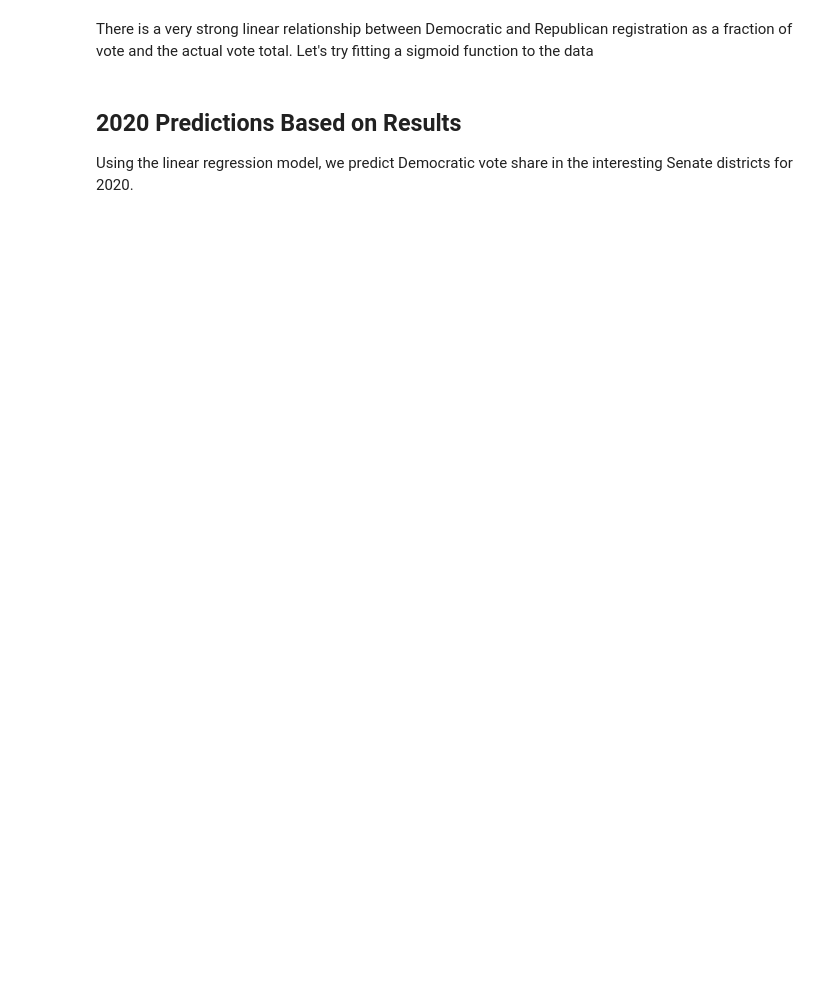
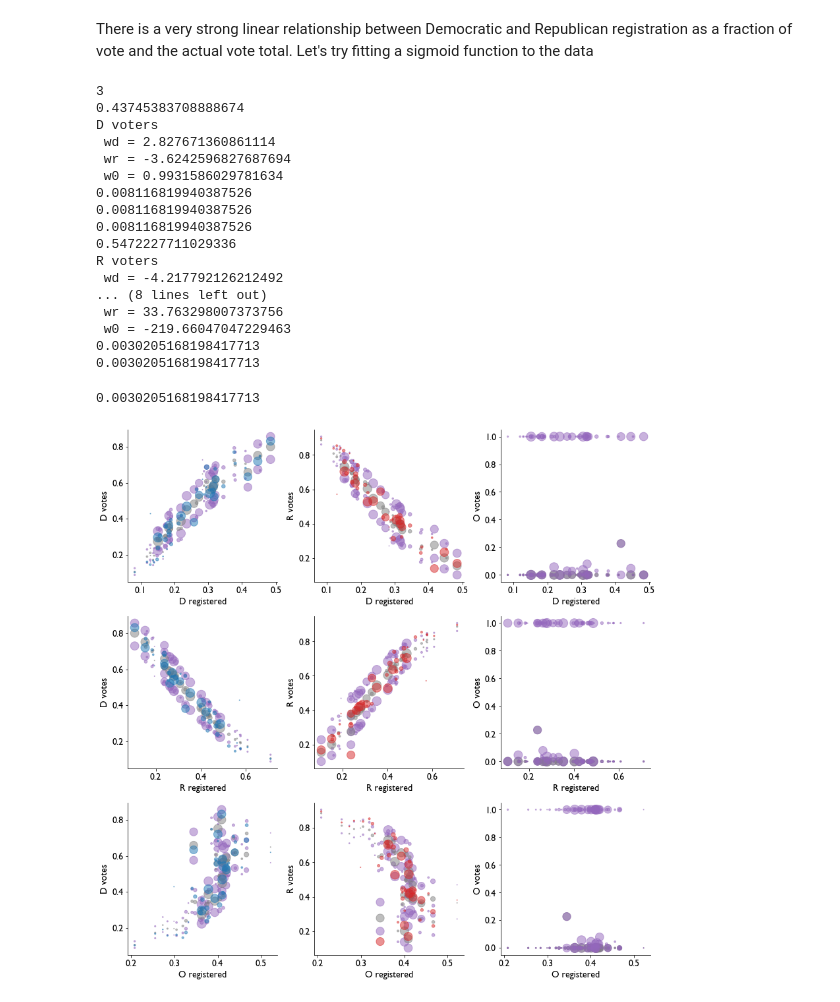
Before and after one commit to sdwebb/CODemsData, a Jupyter notebook: notebooks/2018_reg_results_trends.ipynb, the cells around one changed output. Drawn from its saved outputs; the diff is of its cells as text; code cells hidden in the pictures; blank space fills up the shorter version.

```diff
--- a/notebooks/2018_reg_results_trends.ipynb
+++ b/notebooks/2018_reg_results_trends.ipynb
@@ -9,6 +9,8 @@ import matplotlib as mpl
 
 # Use the Gill Sans font
 import matplotlib.pylab as pylab
+
+import numpy as np
 
 import matplotlib.font_manager as fm
 font = fm.FontProperties(
@@ -24,9 +26,9 @@ params = {
          'xtick.labelsize': 14,
          'ytick.labelsize': 14,
          'axes.spines.right' : False,
-         'axes.spines.left' : False,
+         'axes.spines.left' : True,
          'axes.spines.top' : False,
-         'axes.spines.bottom' : False,
+         'axes.spines.bottom' : True,
          'font.family' : 'Gill Sans'}
 pylab.rcParams.update(params)
 # %% [markdown]
@@ -328,40 +307,56 @@ for vote_key in vote_keys:
     y = sigmoid([regs_dict['D'], regs_dict['R'], regs_dict['O']], wd, wr, wo)
     y_plus = sigmoid([regs_dict['D'], regs_dict['R'], regs_dict['O']], wd+pcov[0,0], wr+pcov[1,1], wo+pcov[2,2])
     y_minus = sigmoid([regs_dict['D'], regs_dict['R'], regs_dict['O']], wd-pcov[0,0], wr-pcov[1,1], wo-pcov[2,2])
-    reg_dict[vote_key] = [x0, wd, wr, wo]
+    reg_dict[vote_key] = [wd, wr, wo]
 
     for regs_key in regs_keys:
 
         this_ax = ax[ax_idx1][ax_idx2]
 
-        # plot projected vote fraction in black
+        # plot projected vote fraction in black)
         this_ax.scatter(regs_dict[regs_key], y_plus, s=tot_votes/min(tot_votes), c='tab:purple', alpha=0.5)
         this_ax.scatter(regs_dict[regs_key], y_minus, s=tot_votes/min(tot_votes), c='tab:purple', alpha=0.5)
         this_ax.scatter(regs_dict[regs_key], y, s=tot_votes/min(tot_votes), c='tab:gray', alpha=0.5);
         x = np.linspace(0., .5, 100)
 
 
         # plot actual vote fraction in partisan color
         this_ax.scatter(regs_dict[regs_key], votes_dict[vote_key],
                            s = tot_votes/min(tot_votes),
                            label='{} vs {}'.format(regs_key, vote_key),
                             c = color_key[vote_key],
                            alpha=0.5)
 
 
         print(np.sqrt(np.sum((np.array(y)-np.array(votes_dict[vote_key]))**2))/len(votes_dict[vote_key]))
 
 
         this_ax.set_xlabel('{} registered'.format(regs_key));
         this_ax.set_ylabel('{} votes'.format(vote_key));
         ax_idx1 += 1
     ax_idx1 = 0
     ax_idx2 += 1
 fig.tight_layout()
-fig.savefig('votes_vs_regs_regression.png')
+fig.savefig('figs/votes_vs_regs_regression.png')
 
 pass;
+# %% [output]
+3
+0.43745383708888674
+D voters
+ wd = 2.827671360861114
+ wr = -3.6242596827687694
+ w0 = 0.9931586029781634
+0.008116819940387526
+0.008116819940387526
+0.008116819940387526
+0.5472227711029336
+R voters
+ wd = -4.217792126212492
+... (8 lines left out)
+ wr = 33.763298007373756
+ w0 = -219.66047047229463
+0.0030205168198417713
+0.0030205168198417713
+0.0030205168198417713
+[figure, added]
-# %% [markdown]
-## 2020 Predictions Based on Results
-
-Using the linear regression model, we predict Democratic vote share in the interesting Senate districts for 2020.
```
Also changed, not shown: parts of 6 cells of this notebook.
